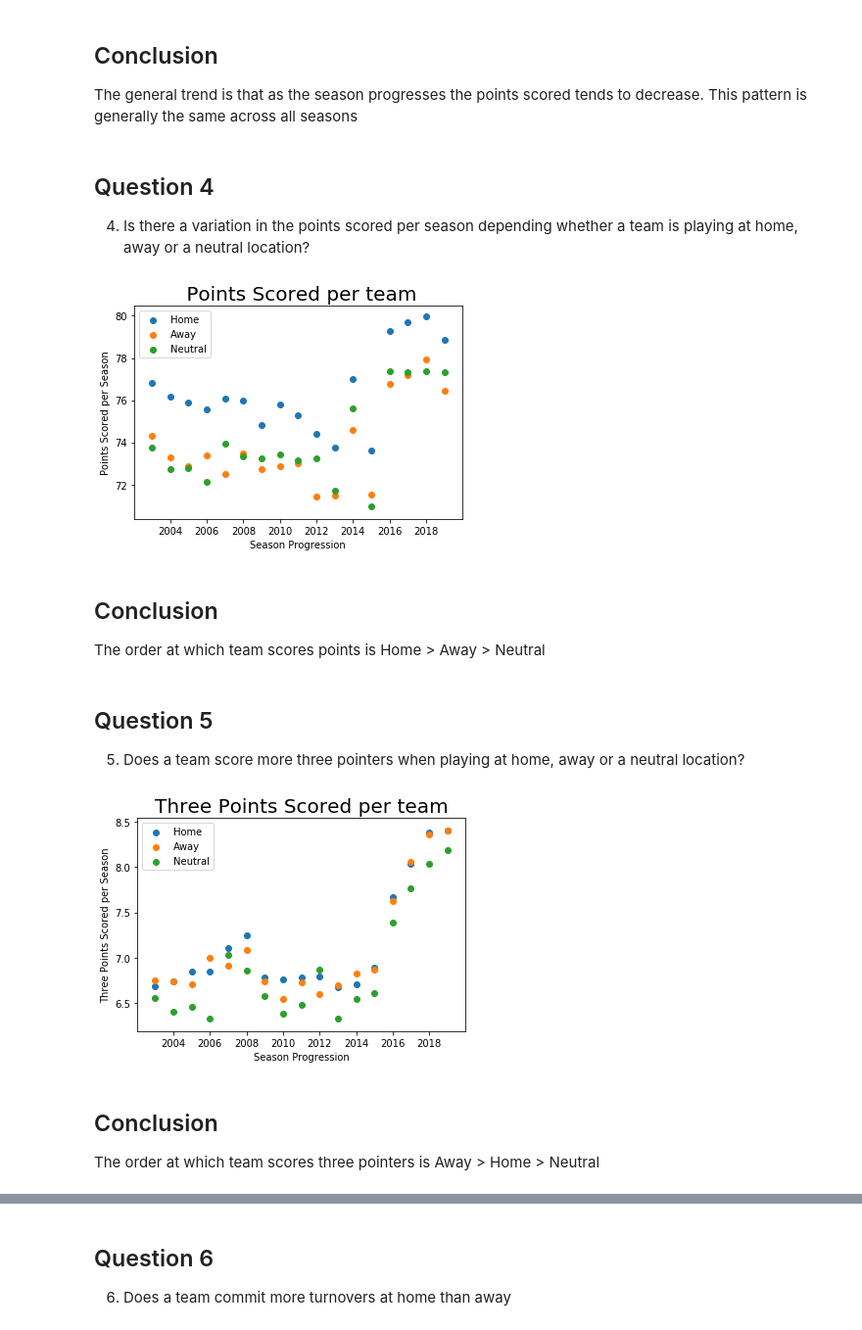
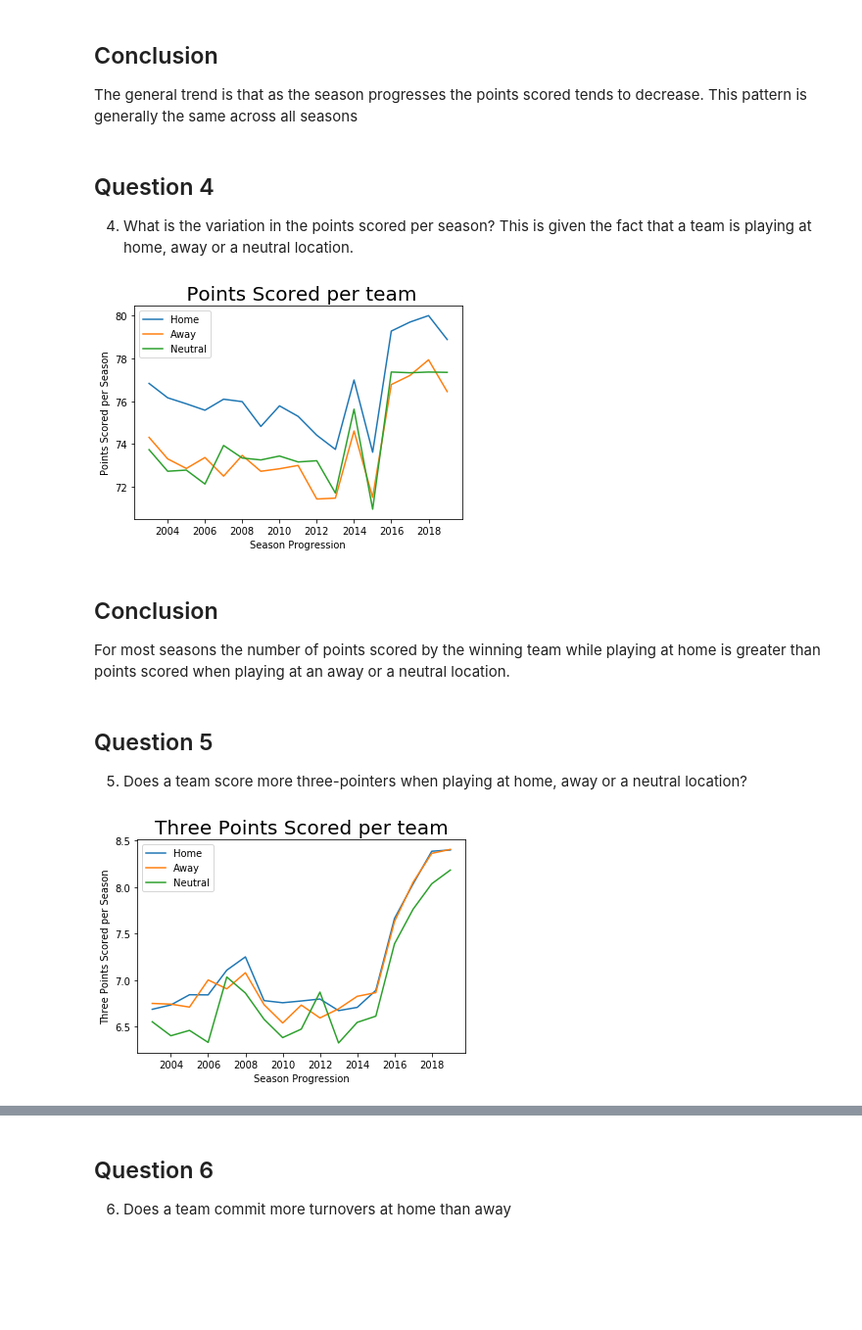
Before and after one commit to dreamtx01/Springboard, a Jupyter notebook: Folders/Capstone Project 1/Code/Storytelling_Capstone1.ipynb, the cells around one changed output, grey strips where cells are left out. Shown at 98% size. Drawn from its saved outputs; the diff is of its cells as text; code cells hidden in the pictures; blank space fills up the shorter version.

```diff
--- a/Folders/Capstone Project 1/Code/Storytelling_Capstone1.ipynb
+++ b/Folders/Capstone Project 1/Code/Storytelling_Capstone1.ipynb
@@ -53,0 +80,12 @@ Teams win more matches at home, than when they are away or at a neutral location
+# %%
+capstone= pd.read_csv("mens-machine-learning-competition-2019/Prelim2019_RegularSeasonDetailedResults.csv")
+cap = pd.read_csv("mens-machine-learning-competition-2019/TeamSpellings.csv",encoding ="latin")
+fig,ax1 = plt.subplots(1,1)
+fig.set_size_inches(10,7)
+
+capstone_plot= sns.boxplot(data = capstone, x= 'WLoc',y ='LScore')
+
+ax1.set_title("Points Distribution")
+ax1.set_xticklabels(['Neutral Ground',"Home Ground","Away Ground" ])
+ax1.set_ylabel('Points Made by Losing team')
+plt.show()
@@ -128,7 +175,7 @@ The general trend is that as the season progresses the points scored tends to de
 # %% [markdown]
 ## Question 4
 
-4. Is there a variation in the points scored per season depending whether a team is playing at home, away or a neutral location?
+4. What is the variation in the points scored per season? This is given the fact that a team is playing at home, away or a neutral location.
 # %%
 Home = capstone[capstone.WLoc == 'H']
 Away = capstone[capstone.WLoc == 'A']
@@ -140,25 +187,25 @@ AvgA=Away.groupby("Season").WScore.mean()
 
 AvgN=Neutral.groupby("Season").WScore.mean()
 # %%
-A=plt.scatter(AvgH.index,AvgH)
-B=plt.scatter(AvgA.index,AvgA)
-C=plt.scatter(AvgN.index,AvgN)
+A=plt.plot(AvgH.index,AvgH)
+B=plt.plot(AvgA.index,AvgA)
+C=plt.plot(AvgN.index,AvgN)
 
 
 plt.xlabel('Season Progression')
 plt.ylabel('Points Scored per Season')
 plt.title(' Points Scored per team', size=20)
 plt.legend(["Home", "Away","Neutral"],loc=0)
 plt.show()
 # %% [output]
-[figure, old version]
+[figure, new version]
-# %% [markdown]
-## Conclusion
-The order at which team scores points is Home > Away > Neutral
+# %% [markdown]
+## Conclusion
+For most seasons the number of points scored by the winning team while playing at home is greater than points scored when playing at an away or a neutral location.
 # %% [markdown]
 ## Question 5
 
-5. Does a team score more three pointers when playing at home, away or a neutral location?
+5. Does a team score more three-pointers when playing at home, away or a neutral location?
 # %%
 AvgH3=Home.groupby("Season").WFGM3.mean()
 
@@ -166,9 +213,9 @@ AvgA3=Away.groupby("Season").WFGM3.mean()
 
 AvgN3=Neutral.groupby("Season").WFGM3.mean()
 # %%
-A3=plt.scatter(AvgH3.index,AvgH3)
-B3=plt.scatter(AvgA3.index,AvgA3)
-C3=plt.scatter(AvgN3.index,AvgN3)
+A3=plt.plot(AvgH3.index,AvgH3)
+B3=plt.plot(AvgA3.index,AvgA3)
+C3=plt.plot(AvgN3.index,AvgN3)
 
 
 plt.xlabel('Season Progression')
@@ -177,8 +224,4 @@ plt.title('Three Points Scored per team', size=20)
 plt.legend(["Home", "Away","Neutral"],loc=0)
 plt.show()
 # %% [output]
-[figure, old version]
+[figure, new version]
-# %% [markdown]
-## Conclusion
-
-The order at which team scores three pointers is Away > Home > Neutral
```
Also changed, not shown: parts of 25 cells of this notebook.
